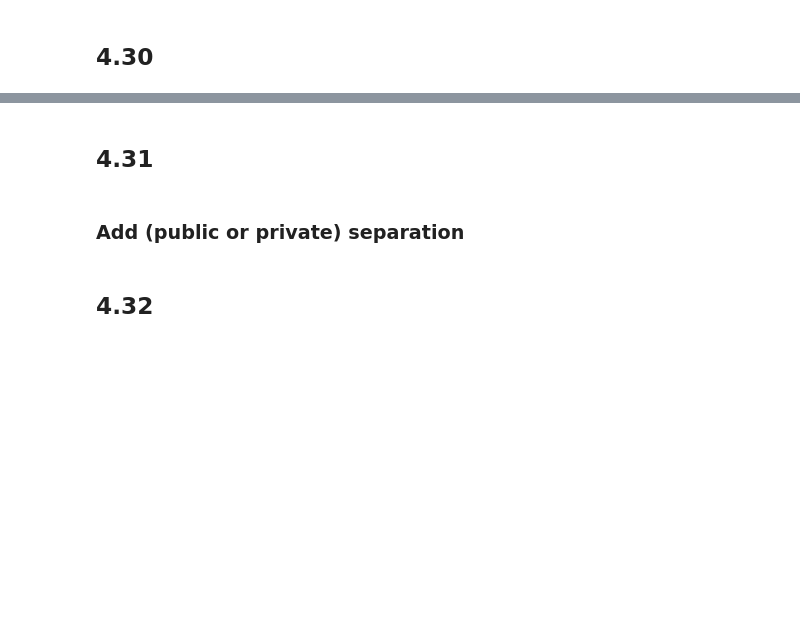
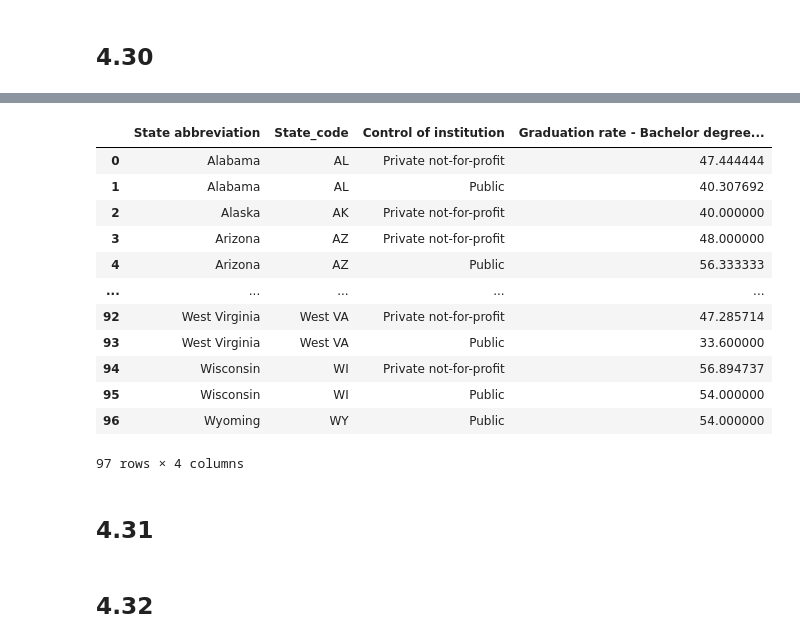
Before and after one commit to mtsu-data-science/professional-development-workshops, a Jupyter notebook: College_Admissions/college_admissions_9pc.ipynb, the cells around one changed output, grey strips where cells are left out. Saved outputs shown, nothing was run; the diff lists cells and outputs as text; code cells hidden in the pictures; blank space fills up the shorter version.

```diff
--- a/College_Admissions/college_admissions_9pc.ipynb
+++ b/College_Admissions/college_admissions_9pc.ipynb
@@ -650,4 +837,26 @@ display(State_grad_rate.head())
+# %%
+State_grad_rate = df.groupby(['State abbreviation', 'State_code','Control of institution'])\
+[['Graduation rate - Bachelor degree within 6 years, total']].mean().reset_index()
+
+
+
+#State_grad_rate = State_grad_rate.merge(Graduation_rate_Total, left_on='State abbreviation', right_on='State abbreviation')
+
+
+State_grad_rate
+# %% [output]
+|  | State abbreviation | State_code | Control of institution | Graduation rate - Bachelor degree... |
+| 0 | Alabama | AL | Private not-for-profit | 47.444444 |
+| 1 | Alabama | AL | Public | 40.307692 |
+| 2 | Alaska | AK | Private not-for-profit | 40.000000 |
+| 3 | Arizona | AZ | Private not-for-profit | 48.000000 |
+| 4 | Arizona | AZ | Public | 56.333333 |
+| ... | ... | ... | ... | ... |
+| 92 | West Virginia | West VA | Private not-for-profit | 47.285714 |
+| 93 | West Virginia | West VA | Public | 33.600000 |
+| 94 | Wisconsin | WI | Private not-for-profit | 56.894737 |
+| 95 | Wisconsin | WI | Public | 54.000000 |
+| 96 | Wyoming | WY | Public | 54.000000 |
+97 rows × 4 columns
 # %% [markdown]
 ## 4.31
-# %% [markdown]
-### Add (public or private) separation
```
Also changed, not shown: parts of 48 cells of this notebook.
